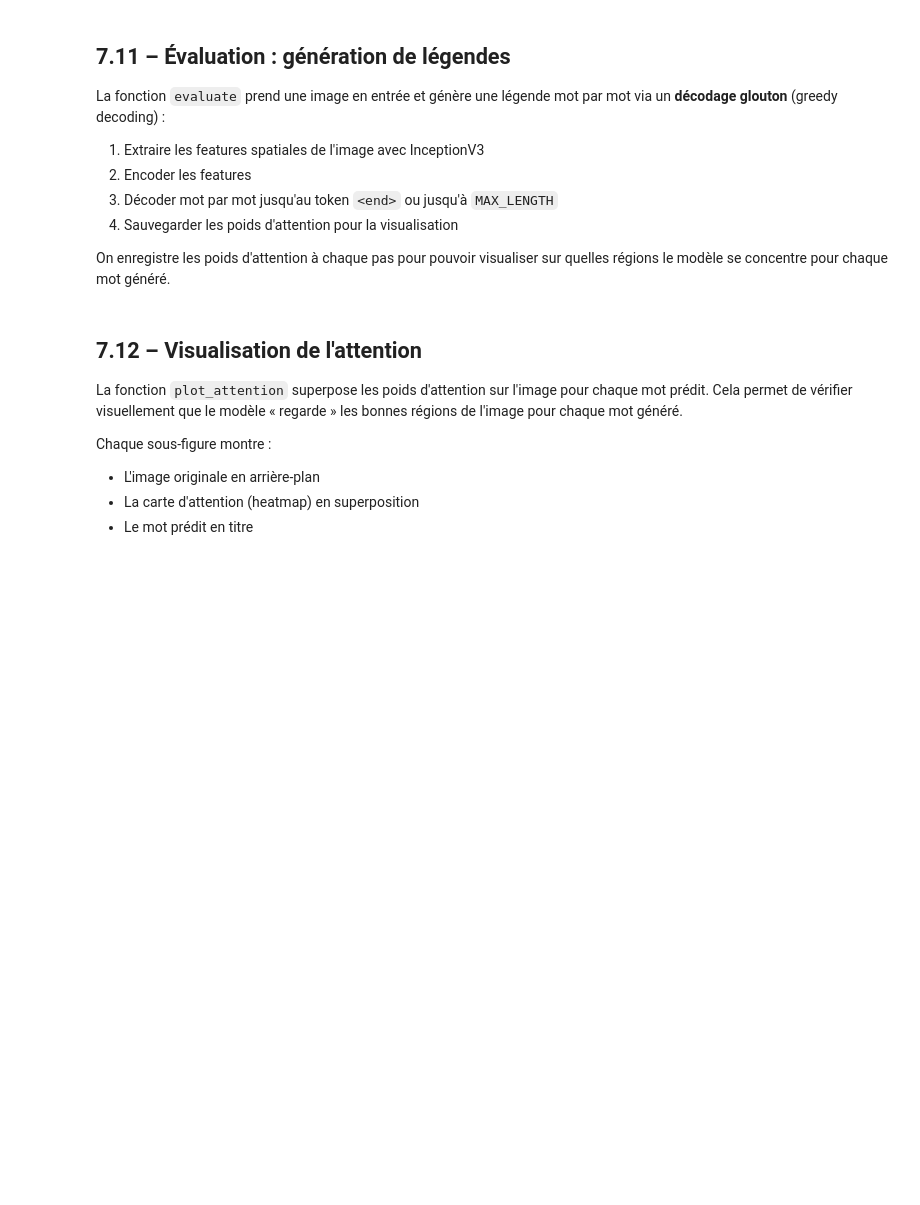
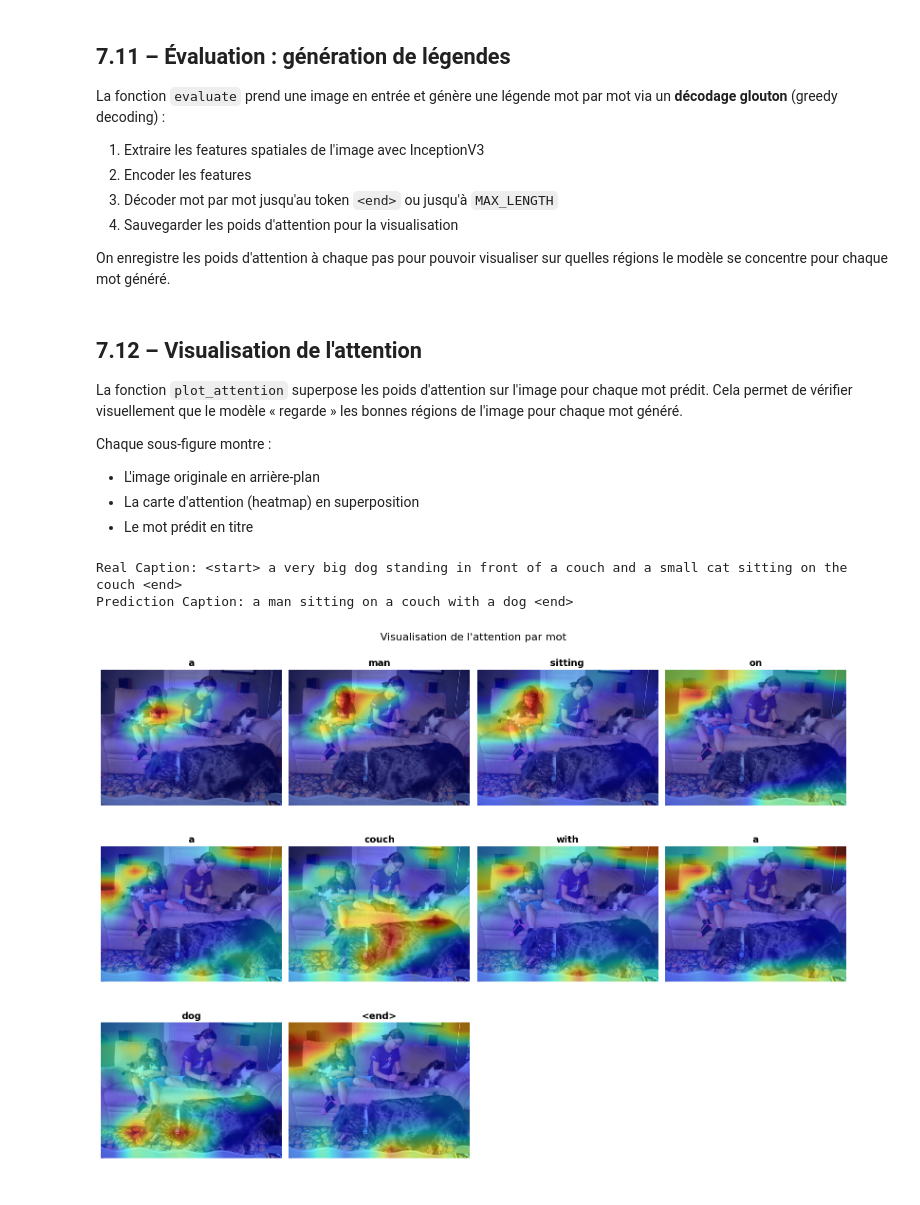
Before and after one commit to Williampancha/Leyenda, a Jupyter notebook: Livrable 3.ipynb, the cells around one changed output. Drawn from its saved outputs; the diff is of its cells as text; code cells hidden in the pictures; blank space fills up the shorter version.

```diff
--- a/Livrable 3.ipynb
+++ b/Livrable 3.ipynb
@@ -416,21 +416,29 @@ def data_splitting(img_name_vector, cap_vector, batch_size):
     train_paths = [path for path in train_keys for _ in img_to_cap_vector[path]]
     train_caps = [cap for path in train_keys for cap in img_to_cap_vector[path]]
 
-    img_name_val = []
-    cap_val = []
-    for imgv in val_keys:
-        capv_len = len(img_to_cap_vector[imgv])
-        img_name_val.extend([imgv] * capv_len)
-        cap_val.extend(img_to_cap_vector[imgv])
+    # Les features sont stockées sous la forme image.jpg.npy dans DENOISED_DIR,
+    # mais l'évaluation doit recevoir les images .jpg présentes dans PHOTOS_DIR.
+    img_name_val = [
+        os.path.join(PHOTOS_DIR, Path(path).stem)
+        for path in val_keys
+        for _ in img_to_cap_vector[path]
+    ]
+    cap_val = [
+        cap
+        for path in val_keys
+        for cap in img_to_cap_vector[path]
+    ]
 
     dataset = FeatureCaptionDataset(train_paths, train_caps)
-    return torch.utils.data.DataLoader(
+    train_loader = torch.utils.data.DataLoader(
         dataset,
         batch_size=batch_size,
         shuffle=True,
         drop_last=False,
         pin_memory=DEVICE.type == "cuda",
     )
+
+    return train_loader, img_name_val, cap_val
 # %% [markdown]
 ## 7.3 – CNN Encoder
 
@@ -673,11 +681,11 @@ def create_dataset():
 
     cap_vector, max_length, tokenizer = annotation_preprocessing(train_captions)
 
-    dataset = data_splitting(img_name_vector, cap_vector, 32)
+    dataset, img_name_val, cap_val = data_splitting(img_name_vector, cap_vector, 32)
 
-    return dataset, tokenizer, max_length
+    return dataset, tokenizer, max_length, img_name_val, cap_val
 # %%
-dataset, tokenizer, max_length = create_dataset()
+dataset, tokenizer, max_length, img_name_val, cap_val = create_dataset()
 # %%
 start_epoch = load_checkpoint()
 loss_history = []
@@ -844,0 +840,13 @@ def plot_attention(image_path, result, attention_plot):
+# %%
+rid = np.random.randint(0, len(img_name_val))
+image = img_name_val[rid]
+real_caption = ' '.join([tokenizer.index_word[i] for i in cap_val[rid] if i not in [0]])
+result, attention_plot = evaluate(image)
+
+print ('Real Caption:', real_caption)
+print ('Prediction Caption:', ' '.join(result))
+plot_attention(image, result, attention_plot)
+# %% [output]
+Real Caption: <start> a very big dog standing in front of a couch and a small cat sitting on the couch <end>
+Prediction Caption: a man sitting on a couch with a dog <end>
+[figure, added]
```
Also changed, not shown: parts of 1 cell of this notebook.
